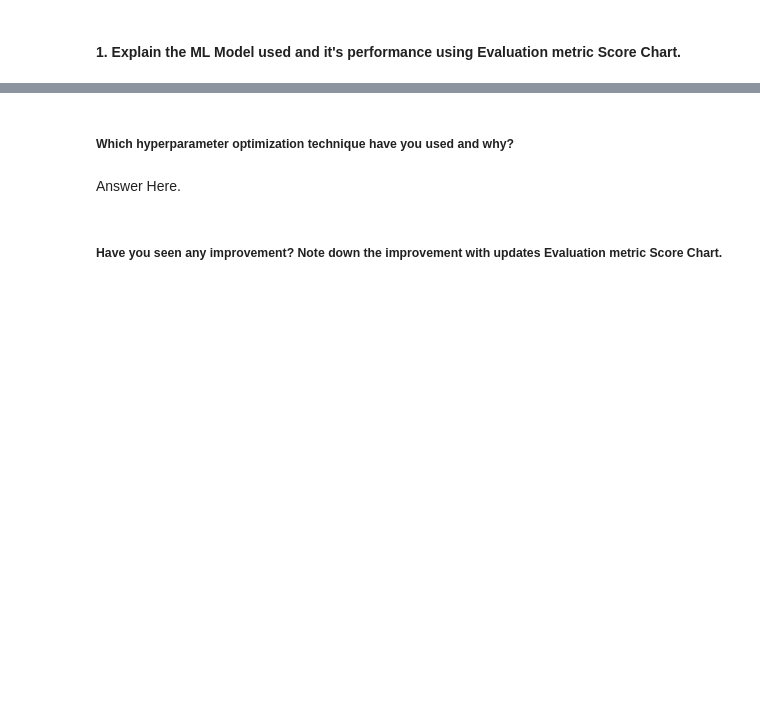
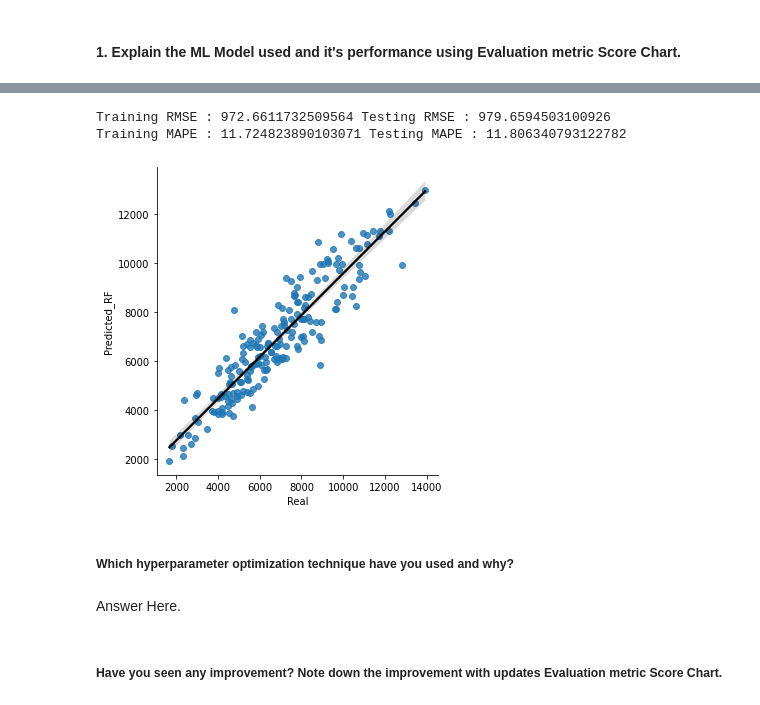
Before and after one commit to vedanttule134/Retail-Sales-Prediction, a Jupyter notebook: Retail_Sales_Prediction.ipynb, the cells around one changed output, grey strips where cells are left out. Saved outputs shown, nothing was run; the diff lists cells and outputs as text; code cells hidden in the pictures; blank space fills up the shorter version.

```diff
--- a/Retail_Sales_Prediction.ipynb
+++ b/Retail_Sales_Prediction.ipynb
@@ -1332,13 +1367,12 @@ Answer Here.
 # %%
 from sklearn.ensemble import RandomForestRegressor
-from sklearn.model_selection import train_test_split
-from sklearn.metrics import mean_squared_error, r2_score
 
 # ML Model - 3 Implementation
-rf = RandomForestRegressor(n_estimators=100, random_state=42)
+rf = RandomForestRegressor(max_depth= 9, min_samples_leaf = 3, min_samples_split= 2)
 
 # Fit the Algorithm
-rf.fit(Xtrain, ytrain)
+rdf_reg = rf.fit(Xtrain, ytrain)
 
 # Predict on the model
-y_pred_rf = rf.predict(Xtest)
+y_pred_rf_test = rf.predict(Xtest)
+y_pred_rf_train = rf.predict(Xtrain)
@@ -1420,3 +1390,26 @@ plt.show()
+# %%
+print("Training RMSE", ":", rmse(ytrain, y_pred_rf_train),
+      "Testing RMSE", ":", rmse(ytest, y_pred_rf_test))
+print("Training MAPE", ":", mape(ytrain, y_pred_rf_train),
+      "Testing MAPE", ":", mape(ytest, y_pred_rf_test))
+# %% [output]
+Training RMSE : 972.6611732509564 Testing RMSE : 979.6594503100926
+Training MAPE : 11.724823890103071 Testing MAPE : 11.806340793122782
+# %%
+#storing 200 observations for analysis
+rf_pred_model = y_pred_rf_test[:200]
+rf_real_Model = ytest[:200]
+
+#storing these values into dataframe
+dataset_rf = pd.DataFrame({'Real':rf_real_Model,'Predicted_RF':rf_pred_model})
+# %%
+#storing absolute diffrences between actual sales price and predicted
+dataset_rf['diff']=(dataset_rf['Real']-dataset_rf['Predicted_RF']).abs()
+# %%
+#visualising our predictions
+sns.lmplot(x='Real', y='Predicted_RF', data=dataset_rf, line_kws={'color': 'black'});
+# %% [output]
+[figure, added]
 # %% [markdown]
 ##### Which hyperparameter optimization technique have you used and why?
 # %% [markdown]
```
Also changed, not shown: parts of 55 cells of this notebook.
